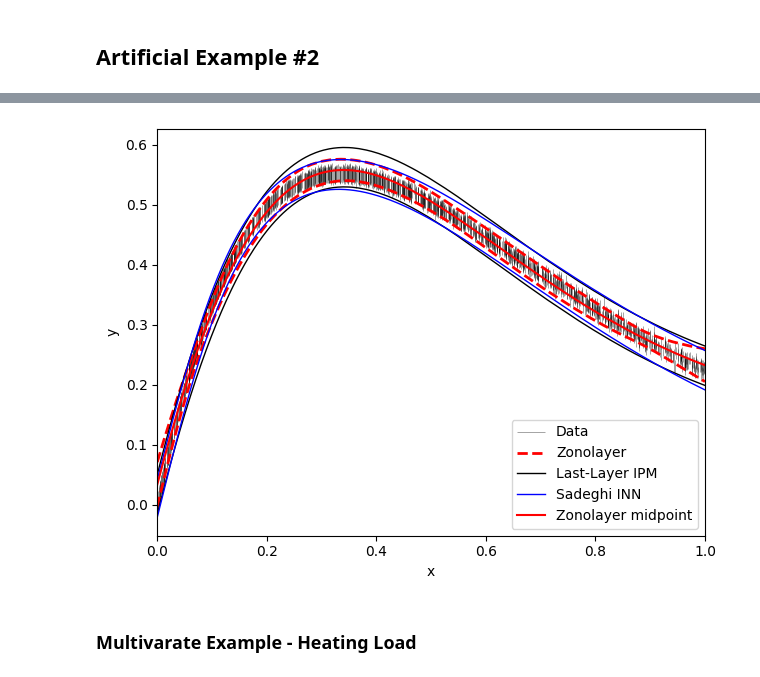
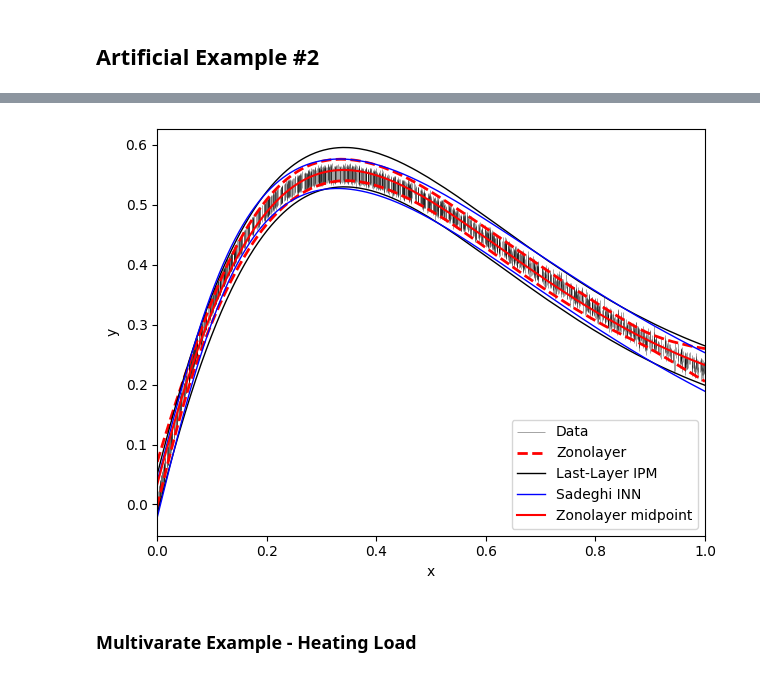
Before and after one commit to MattCodes03/Zonotopic-representations-of-imprecision-in-interval-valued-regression, a Jupyter notebook: Neural Network Regression/IPM.ipynb, the cells around one changed output, grey strips where cells are left out. Drawn from its saved outputs; the diff is of its cells as text; code cells hidden in the pictures.

```diff
--- a/Neural Network Regression/IPM.ipynb
+++ b/Neural Network Regression/IPM.ipynb
@@ -230,7 +230,7 @@ ipm_upper, ipm_lower = compute_ipm_bounds(latent_train, latent_test, y_lower, y_
 # Sadeghi INN
 train_loader = DataLoader(TensorDataset(x_t, y_lb_t, y_ub_t),
                           batch_size=len(x_t), shuffle=True)
-inn = SadeghiINN(input_dim=1, hidden_dims=[20, 10])
+inn = SadeghiINN(input_dim=1, hidden_dims=[10, 10])
 inn.fit(train_loader, epochs=6000, lr=1e-3)
 inn.calibrate(x_t, y_lb_t, y_ub_t)
 
@@ -295,4 +295,4 @@ epoch 6000: mean batch loss 0.0296
-[figure, old version]
+[figure, new version]
 # %% [markdown]
 ### Multivarate Example - Heating Load
 # %%
```
Also changed, not shown: parts of 3 cells of this notebook, 14 other files.
